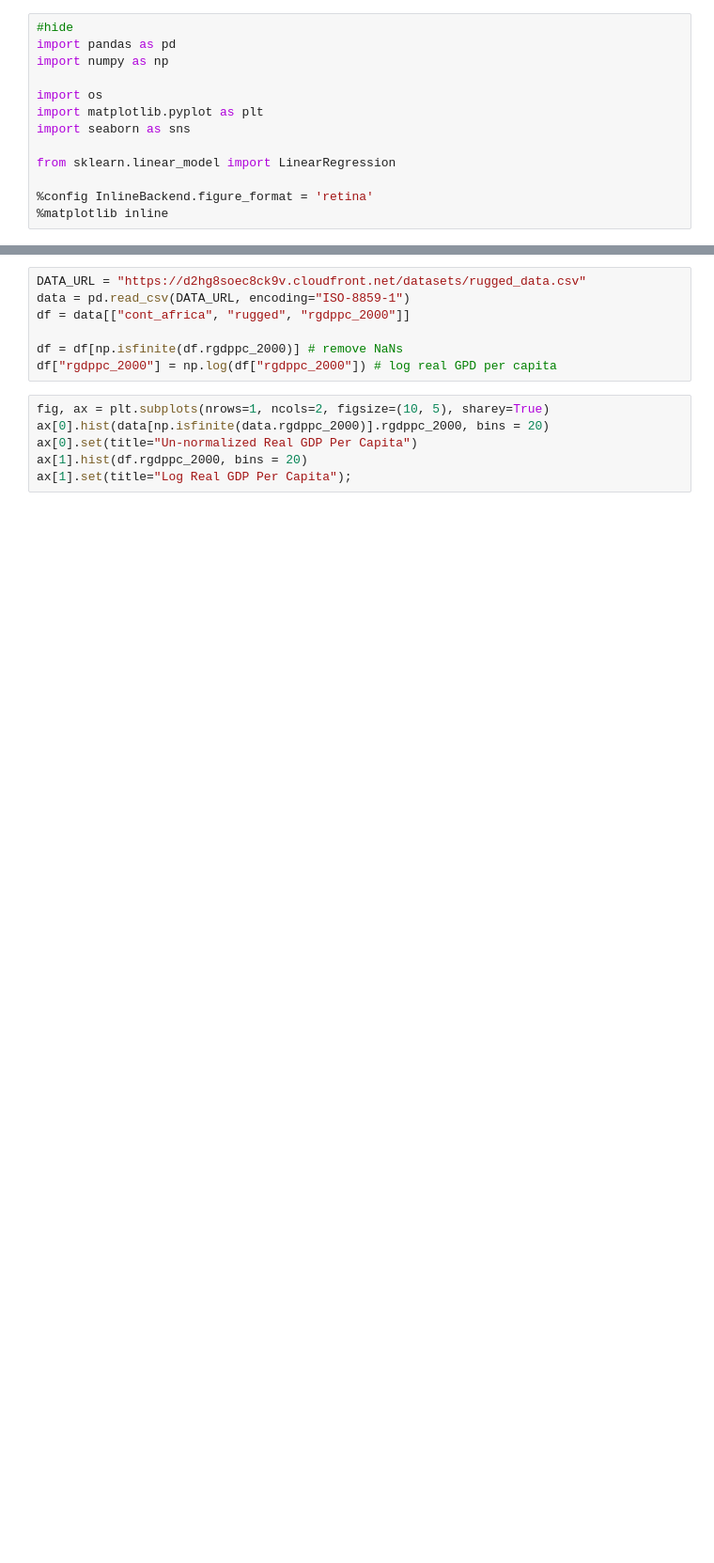
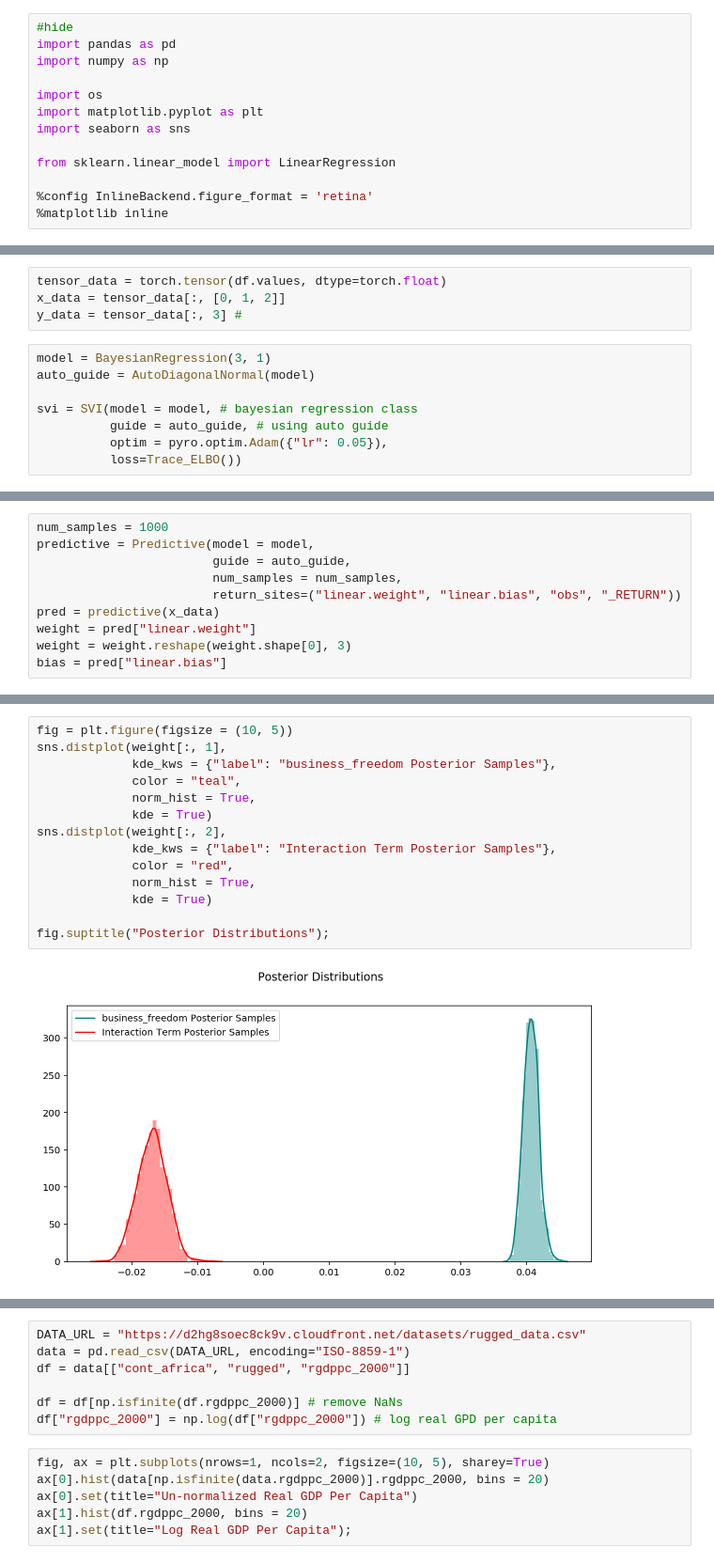
Before and after one commit to jramkiss/jramkiss.github.io, a Jupyter notebook: _posts/notebooks/regression_VS_bayesian_regression.ipynb, the cells around one changed output, grey strips where cells are left out. Shown at 94% size. Cells and saved outputs as stored; diff of their text form; blank space fills up the shorter version.

```diff
--- a/_posts/notebooks/regression_VS_bayesian_regression.ipynb
+++ b/_posts/notebooks/regression_VS_bayesian_regression.ipynb
@@ -19,0 +178,12 @@ from sklearn.linear_model import LinearRegression
+# %%
+tensor_data = torch.tensor(df.values, dtype=torch.float)
+x_data = tensor_data[:, [0, 1, 2]]
+y_data = tensor_data[:, 3] #
+# %%
+model = BayesianRegression(3, 1)
+auto_guide = AutoDiagonalNormal(model)
+
+svi = SVI(model = model, # bayesian regression class
+          guide = auto_guide, # using auto guide
+          optim = pyro.optim.Adam({"lr": 0.05}),
+          loss=Trace_ELBO())
@@ -19,0 +222,10 @@ from sklearn.linear_model import LinearRegression
+# %%
+num_samples = 1000
+predictive = Predictive(model = model,
+                        guide = auto_guide,
+                        num_samples = num_samples,
+                        return_sites=("linear.weight", "linear.bias", "obs", "_RETURN"))
+pred = predictive(x_data)
+weight = pred["linear.weight"]
+weight = weight.reshape(weight.shape[0], 3)
+bias = pred["linear.bias"]
@@ -19,0 +250,16 @@ from sklearn.linear_model import LinearRegression
+# %%
+fig = plt.figure(figsize = (10, 5))
+sns.distplot(weight[:, 1],
+             kde_kws = {"label": "business_freedom Posterior Samples"},
+             color = "teal",
+             norm_hist = True,
+             kde = True)
+sns.distplot(weight[:, 2],
+             kde_kws = {"label": "Interaction Term Posterior Samples"},
+             color = "red",
+             norm_hist = True,
+             kde = True)
+
+fig.suptitle("Posterior Distributions");
+# %% [output]
+[figure, added]
```
Also changed, not shown: parts of 23 cells of this notebook.
